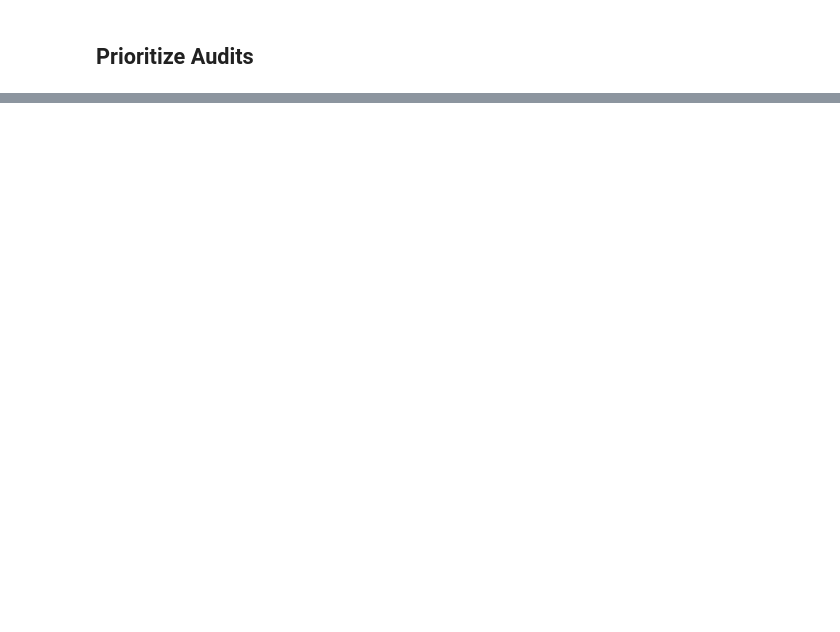
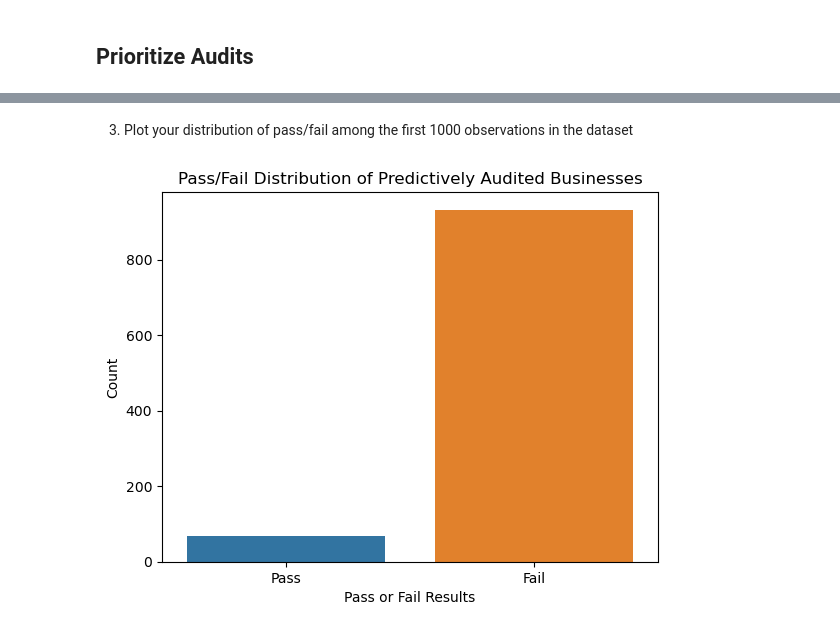
Before and after one commit to paigenpark/Computational-Social-Science-Projects, a Jupyter notebook: project-3/project-3-paige.ipynb, the cells around one changed output, grey strips where cells are left out. Saved outputs shown, nothing was run; the diff lists cells and outputs as text; code cells hidden in the pictures; blank space fills up the shorter version.

```diff
--- a/project-3/project-3-paige.ipynb
+++ b/project-3/project-3-paige.ipynb
@@ -302,0 +417,18 @@ KeyboardInterrupt:
+# %% [markdown]
+3. Plot your distribution of pass/fail among the first 1000 observations in the dataset
+# %%
+# Create a new DataFrame with labels
+df = pd.DataFrame({'Inspection_Result': audits_y.ravel()})
+df['Label'] = df['Inspection_Result'].map({0: 'Pass', 1: 'Fail'})
+
+# plot
+sns.countplot(x='Inspection_Result', data=df)
+
+# setting labels and title for clarity
+plt.xticks(ticks=[0, 1], labels=['Pass', 'Fail'])
+plt.xlabel('Pass or Fail Results')
+plt.ylabel('Count')
+plt.title('Pass/Fail Distribution of Predictively Audited Businesses')
+plt.show()
+# %% [output]
+[figure, added]
```
Also changed, not shown: parts of 44 cells of this notebook.
